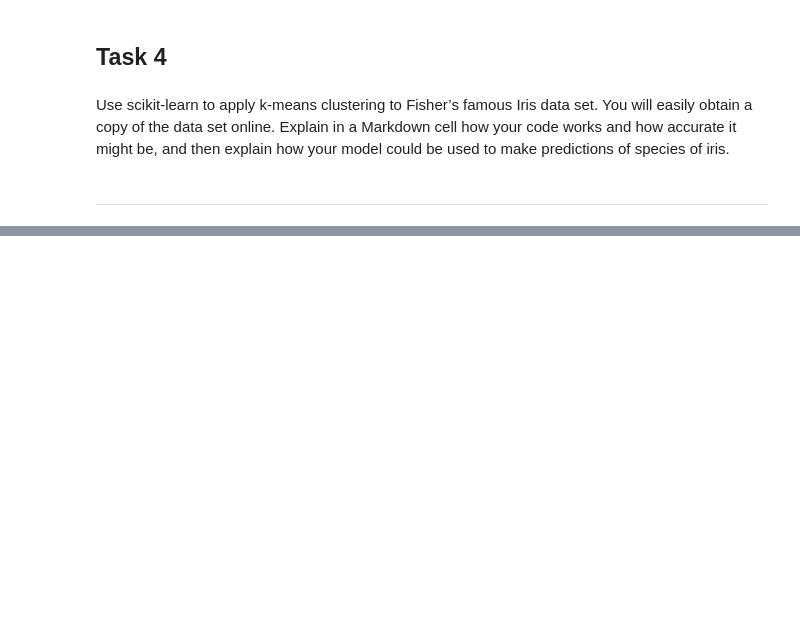
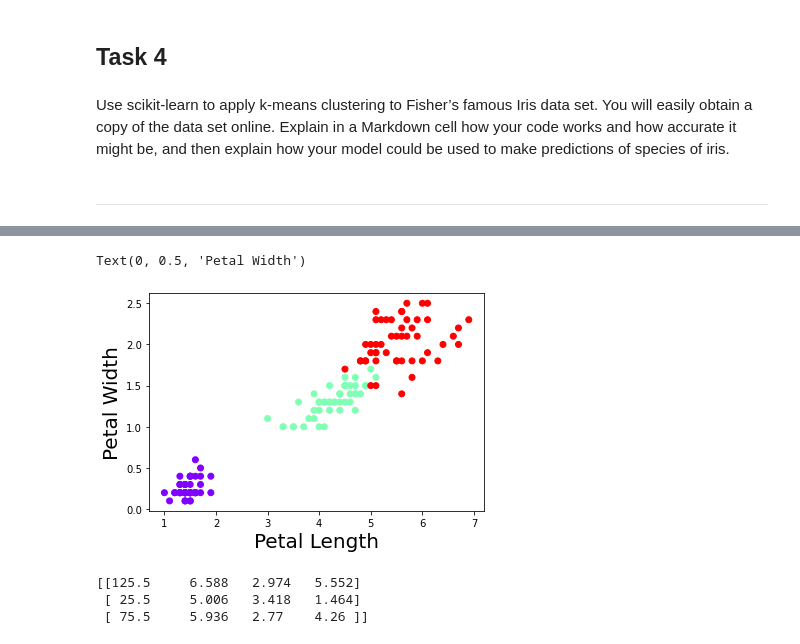
Before and after one commit to karolinaszafranbelzowska/Machine-Learning-and-Statistic---Tasks-assesments, a Jupyter notebook: tasks.ipynb, the cells around one changed output, grey strips where cells are left out. Cells and saved outputs as stored; diff of their text form; code cells hidden in the pictures; blank space fills up the shorter version.

```diff
--- a/tasks.ipynb
+++ b/tasks.ipynb
@@ -355,0 +444,8 @@ be, and then explain how your model could be used to make predictions of species
+# %%
+X = iris.data[:,[2, 3]] # PetalLengthCm and PetalWidthCm
+plt.scatter(X[:,0], X[:,1], c=y, cmap='rainbow')
+plt.xlabel('Petal Length', fontsize=20)
+plt.ylabel('Petal Width', fontsize=20)
+# %% [output]
+Text(0, 0.5, 'Petal Width')
+[figure, added]
@@ -355,0 +457,8 @@ be, and then explain how your model could be used to make predictions of species
+# %%
+# find the center points of the data.
+center = km.cluster_centers_
+print(center)
+# %% [output]
+[[125.5     6.588   2.974   5.552]
+ [ 25.5     5.006   3.418   1.464]
+ [ 75.5     5.936   2.77    4.26 ]]
```
Also changed, not shown: parts of 21 cells of this notebook.
